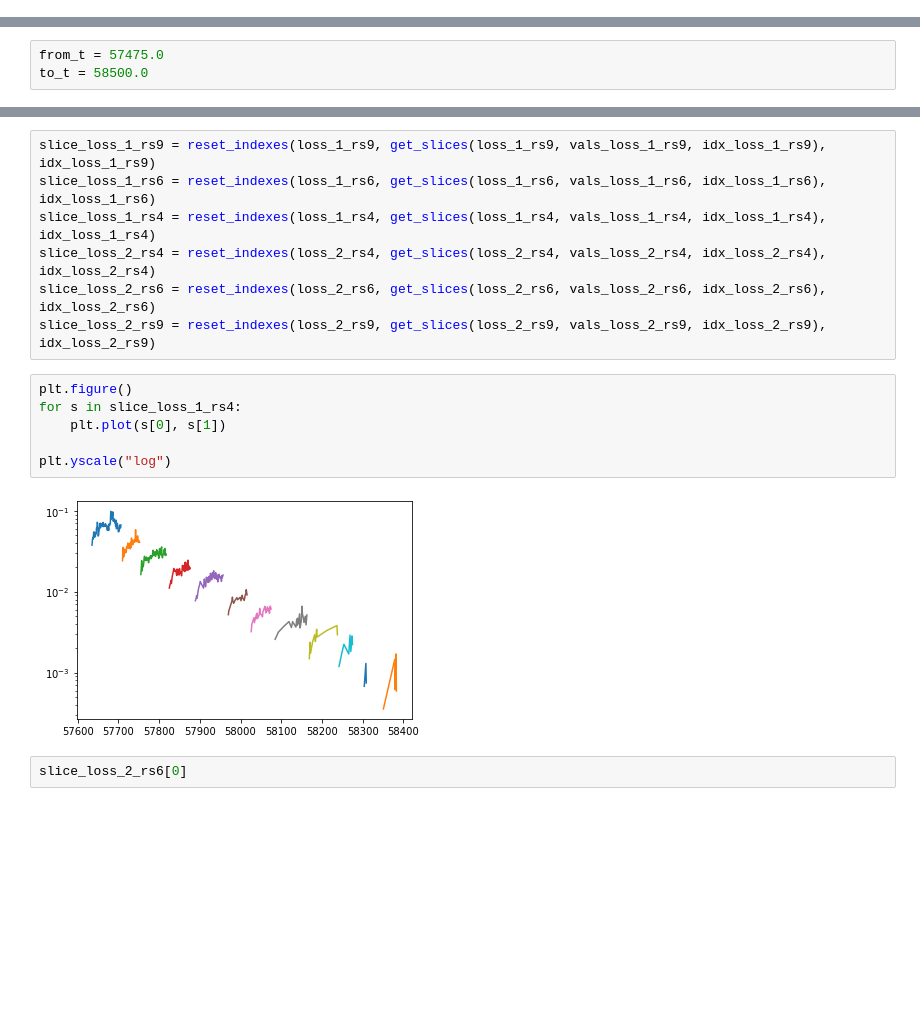
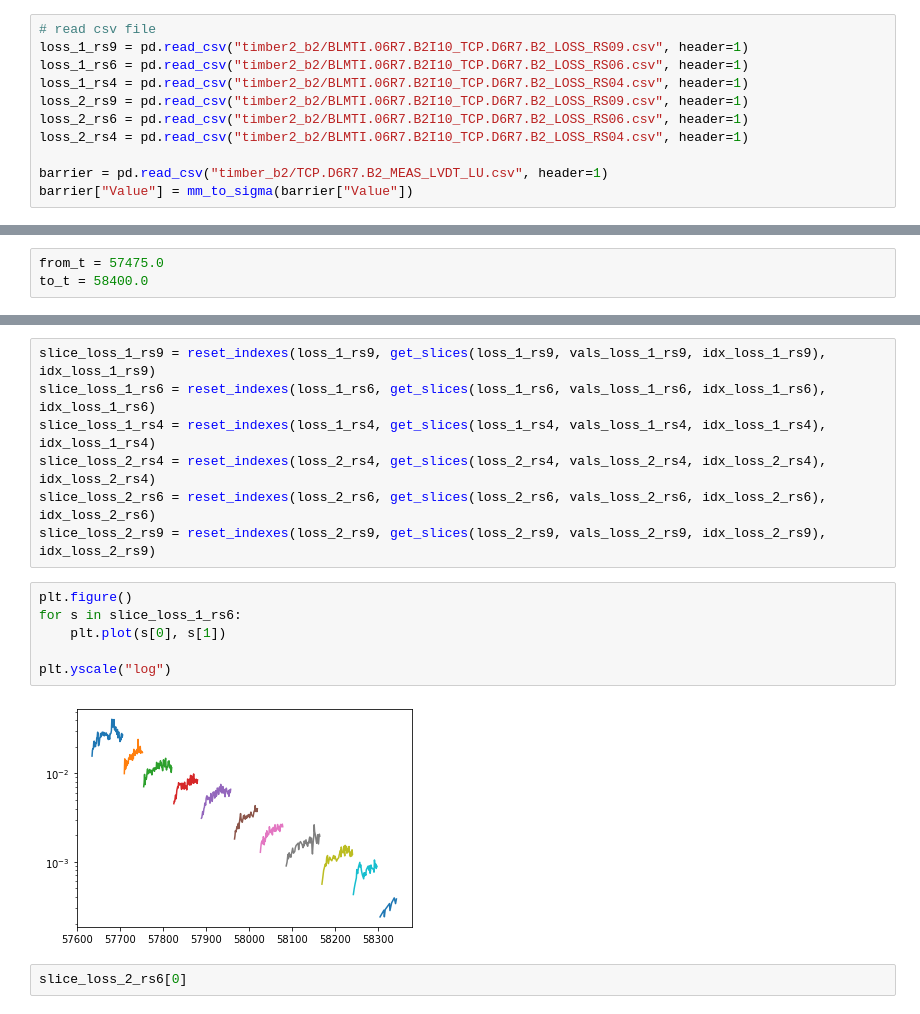
Before and after one commit to carlidel/collimator_scans, a Jupyter notebook: from_timber_3.ipynb, the cells around one changed output, grey strips where cells are left out. Saved outputs shown, nothing was run; the diff lists cells and outputs as text; blank space fills up the shorter version.

```diff
--- a/from_timber_3.ipynb
+++ b/from_timber_3.ipynb
@@ -40,6 +54,17 @@ loss_2_rs4 = pd.read_csv("timber_b2/BLMEI.06R7.B2I10_TCP.A6R7.B2_LOSS_RS04.csv",
 
 barrier = pd.read_csv("timber_b2/TCP.D6R7.B2_MEAS_LVDT_LU.csv", header=1)
 barrier["Value"] = mm_to_sigma(barrier["Value"])
+# %%
+# read csv file
+loss_1_rs9 = pd.read_csv("timber2_b2/BLMTI.06R7.B2I10_TCP.D6R7.B2_LOSS_RS09.csv", header=1)
+loss_1_rs6 = pd.read_csv("timber2_b2/BLMTI.06R7.B2I10_TCP.D6R7.B2_LOSS_RS06.csv", header=1)
+loss_1_rs4 = pd.read_csv("timber2_b2/BLMTI.06R7.B2I10_TCP.D6R7.B2_LOSS_RS04.csv", header=1)
+loss_2_rs9 = pd.read_csv("timber2_b2/BLMTI.06R7.B2I10_TCP.D6R7.B2_LOSS_RS09.csv", header=1)
+loss_2_rs6 = pd.read_csv("timber2_b2/BLMTI.06R7.B2I10_TCP.D6R7.B2_LOSS_RS06.csv", header=1)
+loss_2_rs4 = pd.read_csv("timber2_b2/BLMTI.06R7.B2I10_TCP.D6R7.B2_LOSS_RS04.csv", header=1)
+
+barrier = pd.read_csv("timber_b2/TCP.D6R7.B2_MEAS_LVDT_LU.csv", header=1)
+barrier["Value"] = mm_to_sigma(barrier["Value"])
 # %%
 def utc_time_to_seconds(df):
     df["t"] = df["Timestamp (UTC_TIME)"].apply(
@@ -117,6 +142,6 @@ plt.ylim(5.0, 8.5)
 # %%
 from_t = 57475.0
-to_t = 58500.0
+to_t = 58400.0
 # %%
 loss_1_rs4 = get_roi(loss_1_rs4, from_t, to_t)
 loss_1_rs6 = get_roi(loss_1_rs6, from_t, to_t)
@@ -249,12 +274,12 @@ slice_loss_2_rs6 = reset_indexes(loss_2_rs6, get_slices(loss_2_rs6, vals_loss_2_
 slice_loss_2_rs9 = reset_indexes(loss_2_rs9, get_slices(loss_2_rs9, vals_loss_2_rs9, idx_loss_2_rs9), idx_loss_2_rs9)
 # %%
 plt.figure()
-for s in slice_loss_1_rs4:
+for s in slice_loss_1_rs6:
     plt.plot(s[0], s[1])
 
 plt.yscale("log")
 # %% [output]
-[figure, old version]
+[figure, new version]
 # %%
 slice_loss_2_rs6[0]
 # %% [output]
```
Also changed, not shown: parts of 10 cells of this notebook, 8 other files.
